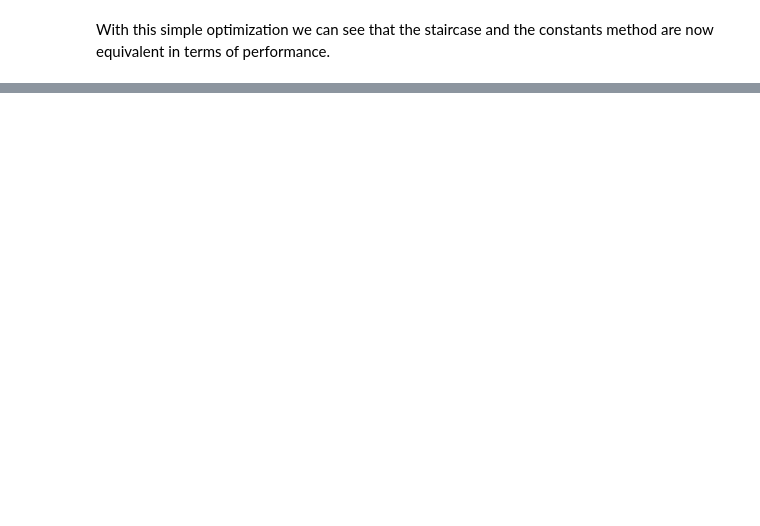
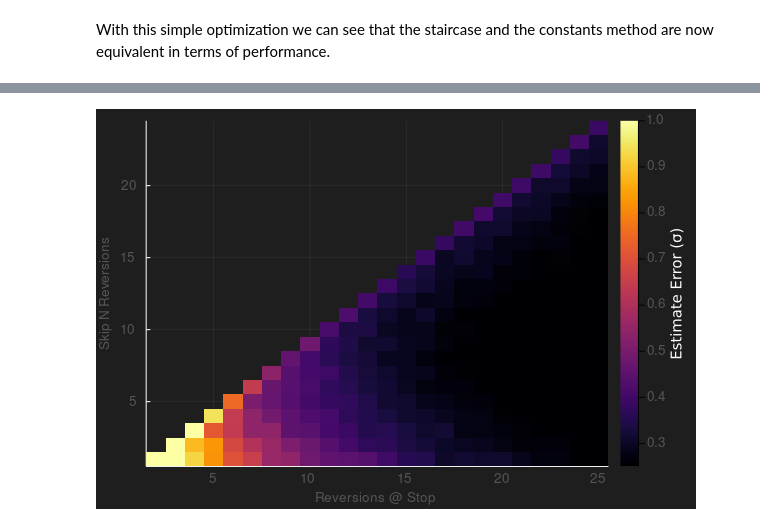
Before and after one commit to CMGreenspon/BCIDetectionThresholdSimulations, a Jupyter notebook: DetectionThresholdNotebook.ipynb, the cells around one changed output, grey strips where cells are left out. Saved outputs shown, nothing was run; the diff lists cells and outputs as text; code cells hidden in the pictures; blank space fills up the shorter version.

```diff
--- a/DetectionThresholdNotebook.ipynb
+++ b/DetectionThresholdNotebook.ipynb
@@ -298,16 +296,19 @@ The initial step size optimization, unsurprisingly, improves performance, though
 # %%
 # Now let's look at step size parameters (without the initial step size parameter)
-IncreaseStepCoeff = range(0, 1, 50)
-DecreaseStepCoeff = range(0, 1, 50)
+IncreaseStepCoeff = range(0, 1, 100)
+DecreaseStepCoeff = range(0, 1, 100)
 # We'll also set a hard stop on the max_trials
 max_trials = 50
 staircase_tmean_coeffs = fill(NaN, length(IncreaseStepCoeff), length(IncreaseStepCoeff))
 staircase_terror_coeffs = fill(NaN, length(IncreaseStepCoeff), length(IncreaseStepCoeff))
 for (iidx, ISC) in enumerate(IncreaseStepCoeff)
-    Threads.@threads for (didx, DSC) in enumerate(DecreaseStepCoeff)
+    for (didx, DSC) in enumerate(DecreaseStepCoeff)
         _, _, _, temp_t_est, _ = TransformedStaircaseSimulation(valid_stims, pDetected, MaxReversions = 7, NumPerms = num_stair_perms,
         SkipFirstNReversions = 2, IncreaseStepCoeff = ISC, DecreaseStepCoeff = DSC, MaxTrials = max_trials)
         staircase_tmean_coeffs[iidx, didx] = nanmean(temp_t_est)
         staircase_terror_coeffs[iidx, didx] = nanmean(abs.(temp_t_est .- target_amplitude))
     end
 end
+
+optim_heatmap = plot(xlabel = "Positive Coeff", ylabel = "Negative Coeff")
+    heatmap!(optim_heatmap, IncreaseStepCoeff, DecreaseStepCoeff, staircase_terror_coeffs./sigma, c=:amp, colorbar=true)
@@ -318,0 +319,18 @@ optim_heatmap = plot(xlabel = "Positive Coeff", ylabel = "Negative Coeff")
+# %%
+max_reversions = 2:25
+staircase_tmean_nskips = fill(NaN, length(max_reversions), length(max_reversions))
+staircase_terror_nskips = fill(NaN,  length(max_reversions), length(max_reversions))
+for (iidx,i) in enumerate(max_reversions)
+    num_reversions_to_skip = 1:i-1
+    for (jidx, j) in enumerate(num_reversions_to_skip)
+        _, _, _, temp_t_est, _ = TransformedStaircaseSimulation(valid_stims, pDetected, MaxReversions = i,
+            NumPerms = num_stair_perms, SkipFirstNReversions = j, UseMLE = false)
+        staircase_tmean_nskips[iidx,jidx] = nanmean(temp_t_est)
+        staircase_terror_nskips[iidx,jidx] = nanmean(abs.(temp_t_est .- target_amplitude))
+    end
+end
+
+heatmap(max_reversions, 1:max_reversions[end]-1, staircase_terror_nskips'./sigma,
+ xlabel="Reversions @ Stop", ylabel="Skip N Reversions", colorbar=:true, clim=(.25, 1), colorbar_title="Estimate Error (σ)")
+# %% [output]
+[figure, added]
```
Also changed, not shown: parts of 15 cells of this notebook, 2 other files.
